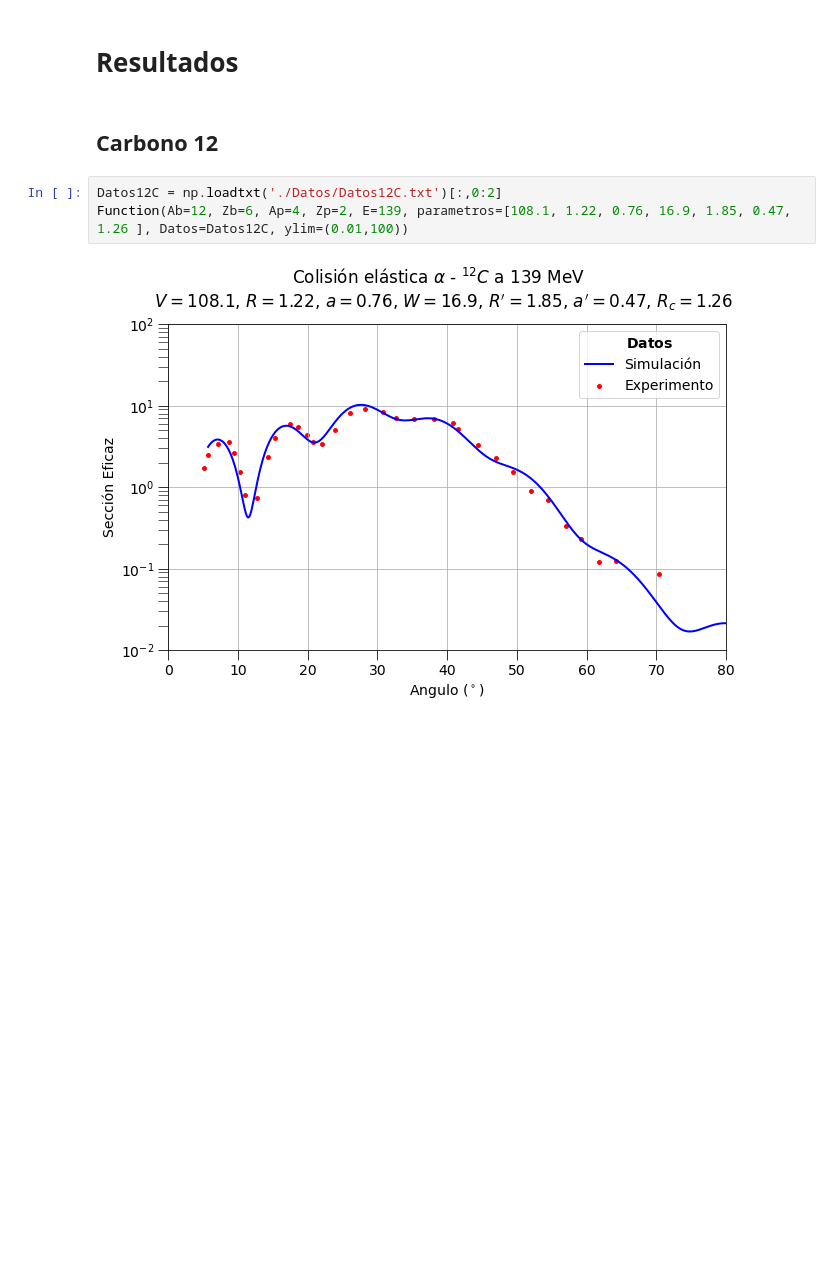
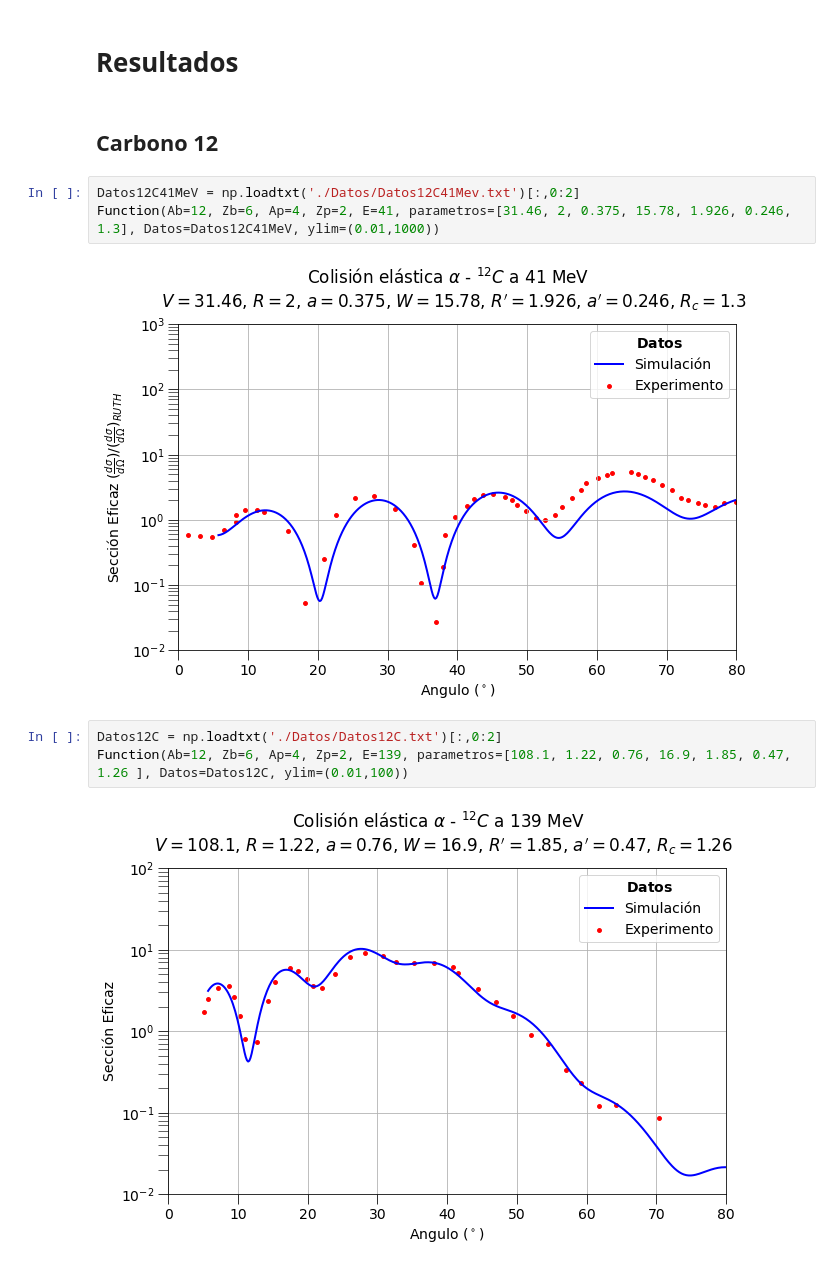
Before and after one commit to jsmojicaj/12C-alpha, a Jupyter notebook: Codigos/SeccionNuclear_alfa_12C.ipynb, the cells around one changed output. Saved outputs shown, nothing was run; the diff lists cells and outputs as text; blank space fills up the shorter version.

```diff
--- a/Codigos/SeccionNuclear_alfa_12C.ipynb
+++ b/Codigos/SeccionNuclear_alfa_12C.ipynb
@@ -172,6 +172,11 @@ def Function(Ab=12,Zb=6,Ap=4,Zp=2,E=139,parametros=[108.1, 1.22, 0.76, 16.9, 1.8
 # Resultados
 # %% [markdown]
 ## Carbono 12
+# %%
+Datos12C41MeV = np.loadtxt('./Datos/Datos12C41Mev.txt')[:,0:2]
+Function(Ab=12, Zb=6, Ap=4, Zp=2, E=41, parametros=[31.46, 2, 0.375, 15.78, 1.926, 0.246, 1.3], Datos=Datos12C41MeV, ylim=(0.01,1000))
+# %% [output]
+[figure, added]
 # %%
 Datos12C = np.loadtxt('./Datos/Datos12C.txt')[:,0:2]
 Function(Ab=12, Zb=6, Ap=4, Zp=2, E=139, parametros=[108.1, 1.22, 0.76, 16.9, 1.85, 0.47, 1.26 ], Datos=Datos12C, ylim=(0.01,100))
```
Also changed, not shown: parts of 4 cells of this notebook, 9 other files.
